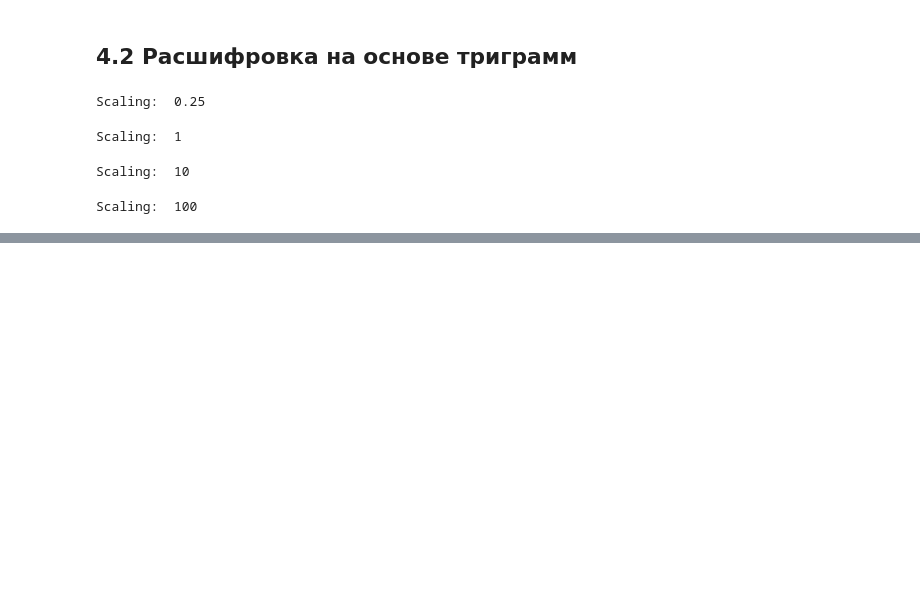
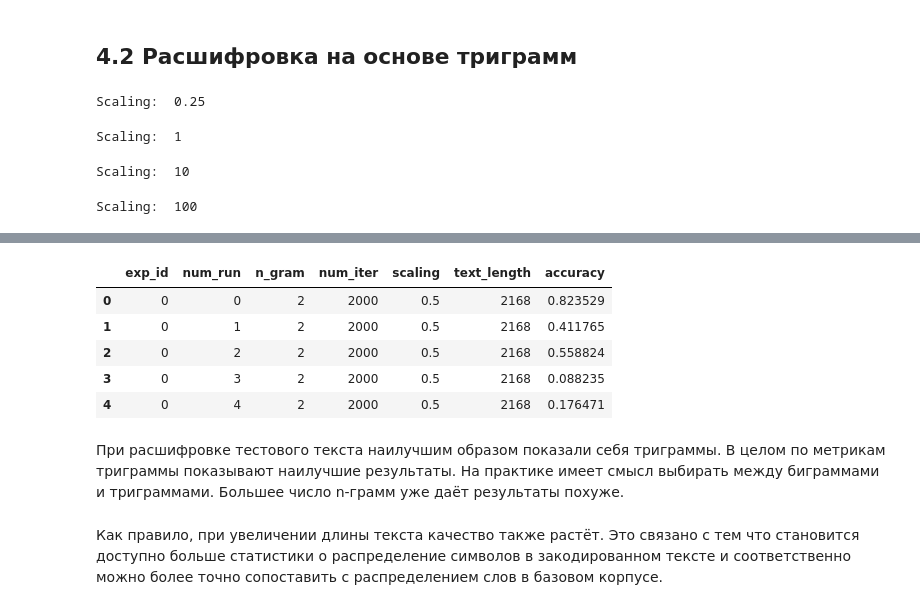
Before and after one commit to KernelA/made-adv-ml-hw3, a Jupyter notebook: decrypt.ipynb, the cells around one changed output, grey strips where cells are left out. Saved outputs shown, nothing was run; the diff lists cells and outputs as text; code cells hidden in the pictures; blank space fills up the shorter version.

```diff
--- a/decrypt.ipynb
+++ b/decrypt.ipynb
@@ -330,0 +338,4 @@ display(HTML(tabulate(possible_decodings, headers=["Параметр масшт
+# %%
+metric_path = pathlib.Path("data", "metrics.csv.gz")
+# %%
+metric_data = pd.read_csv(metric_path)
@@ -330,0 +359,11 @@ display(HTML(tabulate(possible_decodings, headers=["Параметр масшт
+# %%
+metric_data.head()
+# %% [output]
+|  | exp_id | num_run | n_gram | num_iter | scaling | text_length | accuracy |
+| 0 | 0 | 0 | 2 | 2000 | 0.5 | 2168 | 0.823529 |
+| 1 | 0 | 1 | 2 | 2000 | 0.5 | 2168 | 0.411765 |
+| 2 | 0 | 2 | 2 | 2000 | 0.5 | 2168 | 0.558824 |
+| 3 | 0 | 3 | 2 | 2000 | 0.5 | 2168 | 0.088235 |
+| 4 | 0 | 4 | 2 | 2000 | 0.5 | 2168 | 0.176471 |
+# %% [markdown]
+При расшифровке тестового текста наилучшим образом показали себя триграммы. В целом по метрикам триграммы показывают наилучшие результаты. На практике имеет смысл выбирать между биграммами и триграммами.  Большее число n-грамм уже даёт результаты похуже.
@@ -330,0 +372,2 @@ display(HTML(tabulate(possible_decodings, headers=["Параметр масшт
+# %% [markdown]
+Как правило, при увеличении длины текста качество также растёт. Это связано с тем что становится доступно больше статистики о распределение символов в закодированном тексте и соответственно можно более точно сопоставить с распределением слов в базовом корпусе.
```
Also changed, not shown: parts of 19 cells of this notebook, 7 other files.
